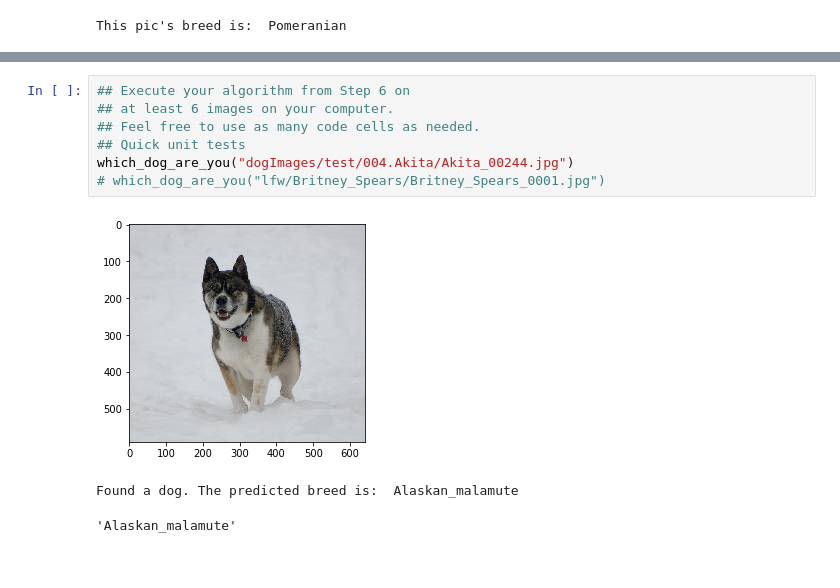
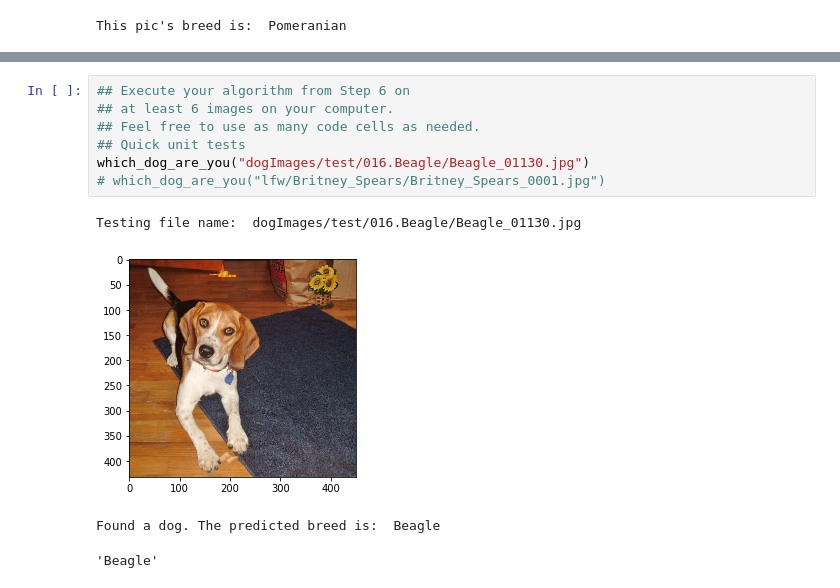
Before and after one commit to ronald-leung/Udacity-Exercises, a Jupyter notebook: DataScienceNanoDegree/Capstone/Dog_breed_Classifier/dog_app.ipynb, the cells around one changed output, grey strips where cells are left out. Saved outputs shown, nothing was run; the diff lists cells and outputs as text.

```diff
--- a/DataScienceNanoDegree/Capstone/Dog_breed_Classifier/dog_app.ipynb
+++ b/DataScienceNanoDegree/Capstone/Dog_breed_Classifier/dog_app.ipynb
@@ -813,14 +820,15 @@ __Answer:__
 # %%
 ## Execute your algorithm from Step 6 on
 ## at least 6 images on your computer.
 ## Feel free to use as many code cells as needed.
 ## Quick unit tests
-which_dog_are_you("dogImages/test/004.Akita/Akita_00244.jpg")
+which_dog_are_you("dogImages/test/016.Beagle/Beagle_01130.jpg")
 # which_dog_are_you("lfw/Britney_Spears/Britney_Spears_0001.jpg")
 # %% [output]
+Testing file name:  dogImages/test/016.Beagle/Beagle_01130.jpg
-[figure, old version]
+[figure, new version]
-Found a dog. The predicted breed is:  Alaskan_malamute
-'Alaskan_malamute'
+Found a dog. The predicted breed is:  Beagle
+'Beagle'
 # %%
 #Test all the files in test_images
 import os
```
Also changed, not shown: parts of 14 cells of this notebook, 5 other files.
